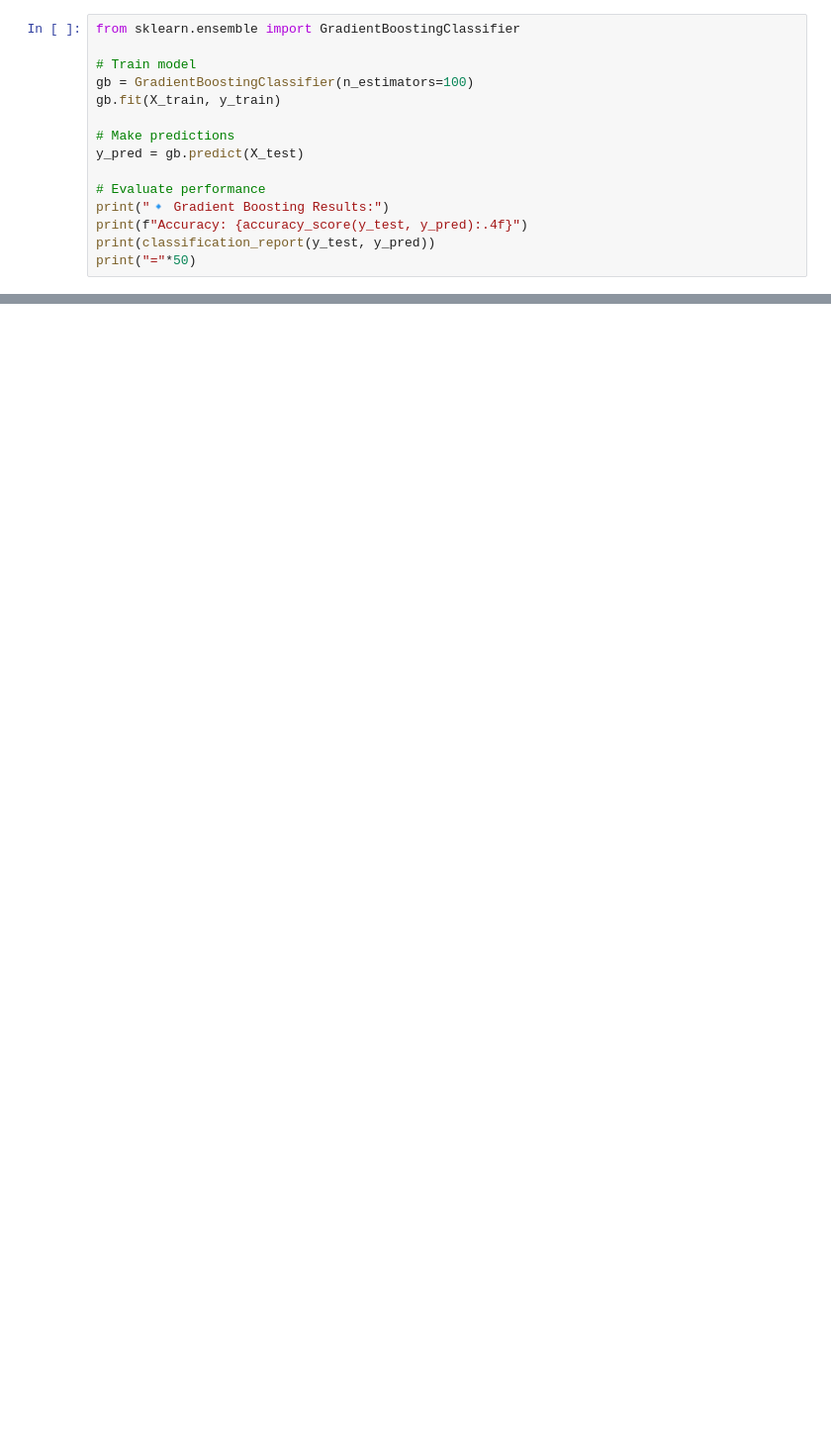
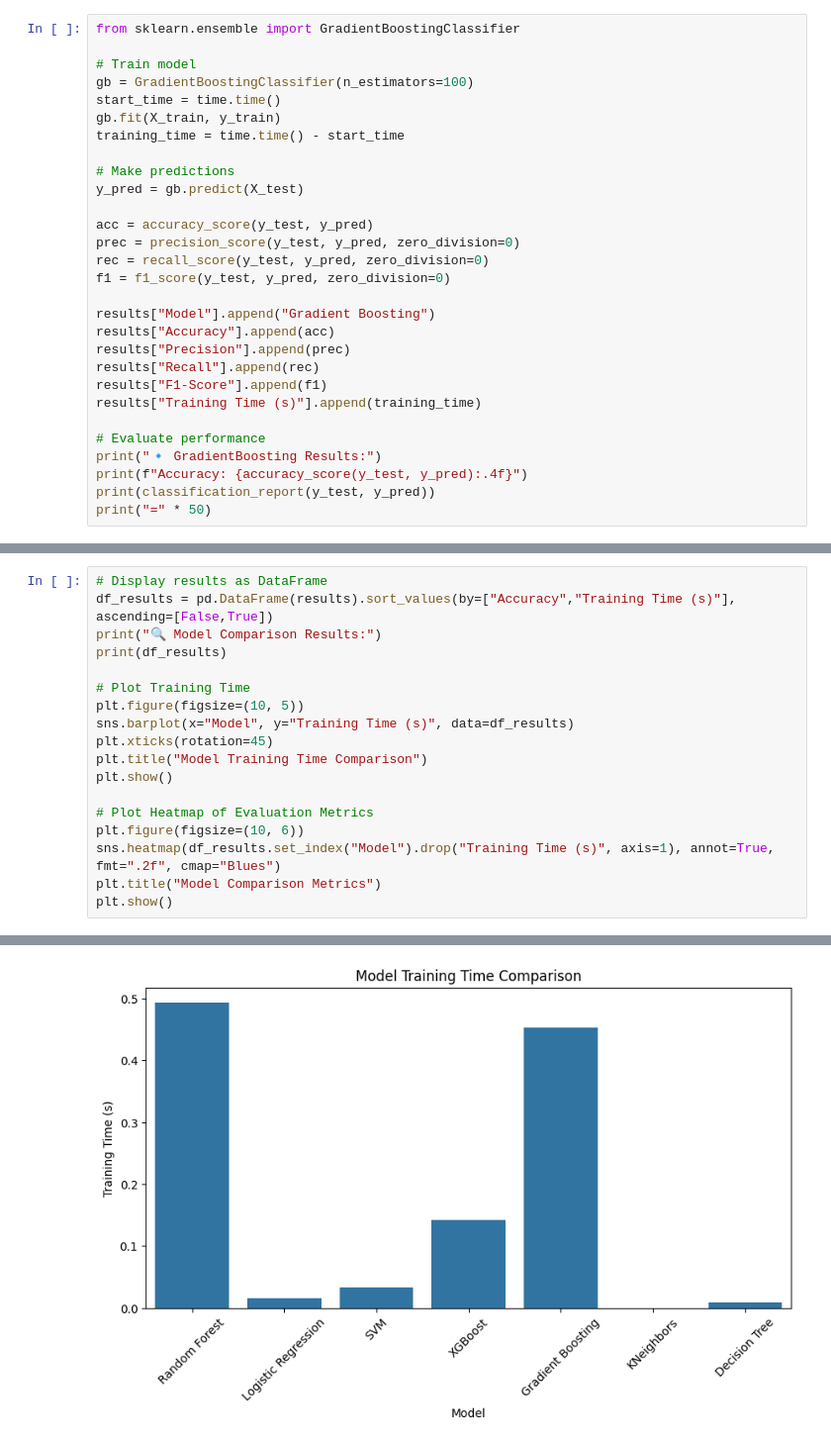
Before and after one commit to arishav247/Early-CKD-detection, a Jupyter notebook: Early-CKD-Detection/notebooks/model_training.ipynb, the cells around one changed output, grey strips where cells are left out. Shown at 99% size. Drawn from its saved outputs; the diff is of its cells as text; blank space fills up the shorter version.

```diff
--- a/Early-CKD-Detection/notebooks/model_training.ipynb
+++ b/Early-CKD-Detection/notebooks/model_training.ipynb
@@ -242,14 +258,28 @@ from sklearn.ensemble import GradientBoostingClassifier
 
 # Train model
 gb = GradientBoostingClassifier(n_estimators=100)
+start_time = time.time()
 gb.fit(X_train, y_train)
+training_time = time.time() - start_time
 
 # Make predictions
 y_pred = gb.predict(X_test)
 
+acc = accuracy_score(y_test, y_pred)
+prec = precision_score(y_test, y_pred, zero_division=0)
+rec = recall_score(y_test, y_pred, zero_division=0)
+f1 = f1_score(y_test, y_pred, zero_division=0)
+
+results["Model"].append("Gradient Boosting")
+results["Accuracy"].append(acc)
+results["Precision"].append(prec)
+results["Recall"].append(rec)
+results["F1-Score"].append(f1)
+results["Training Time (s)"].append(training_time)
+
 # Evaluate performance
-print("🔹 Gradient Boosting Results:")
+print("🔹 GradientBoosting Results:")
 print(f"Accuracy: {accuracy_score(y_test, y_pred):.4f}")
 print(classification_report(y_test, y_pred))
-print("="*50)
+print("=" * 50)
 # %% [output]
@@ -645,0 +339,19 @@ print(f"✅ Best Model Saved: {best_dl_model[0]} with Accuracy {best_dl_model[1]
+# %%
+# Display results as DataFrame
+df_results = pd.DataFrame(results).sort_values(by=["Accuracy","Training Time (s)"], ascending=[False,True])
+print("🔍 Model Comparison Results:")
+print(df_results)
+
+# Plot Training Time
+plt.figure(figsize=(10, 5))
+sns.barplot(x="Model", y="Training Time (s)", data=df_results)
+plt.xticks(rotation=45)
+plt.title("Model Training Time Comparison")
+plt.show()
+
+# Plot Heatmap of Evaluation Metrics
+plt.figure(figsize=(10, 6))
+sns.heatmap(df_results.set_index("Model").drop("Training Time (s)", axis=1), annot=True, fmt=".2f", cmap="Blues")
+plt.title("Model Comparison Metrics")
+plt.show()
+# %% [output]
@@ -645,0 +376 @@ print(f"✅ Best Model Saved: {best_dl_model[0]} with Accuracy {best_dl_model[1]
+[figure, added]
```
Also changed, not shown: parts of 25 cells of this notebook, 21 other files.
